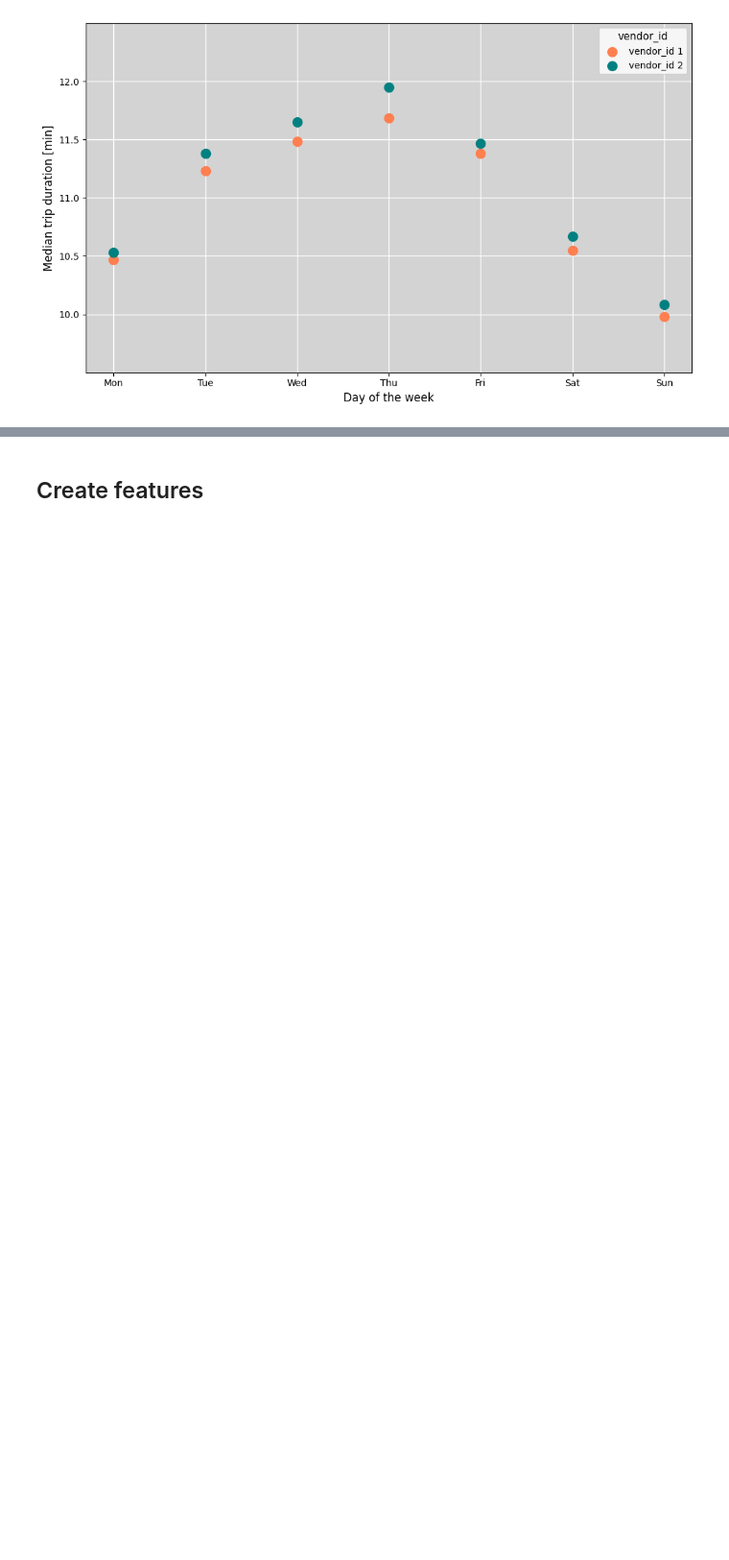
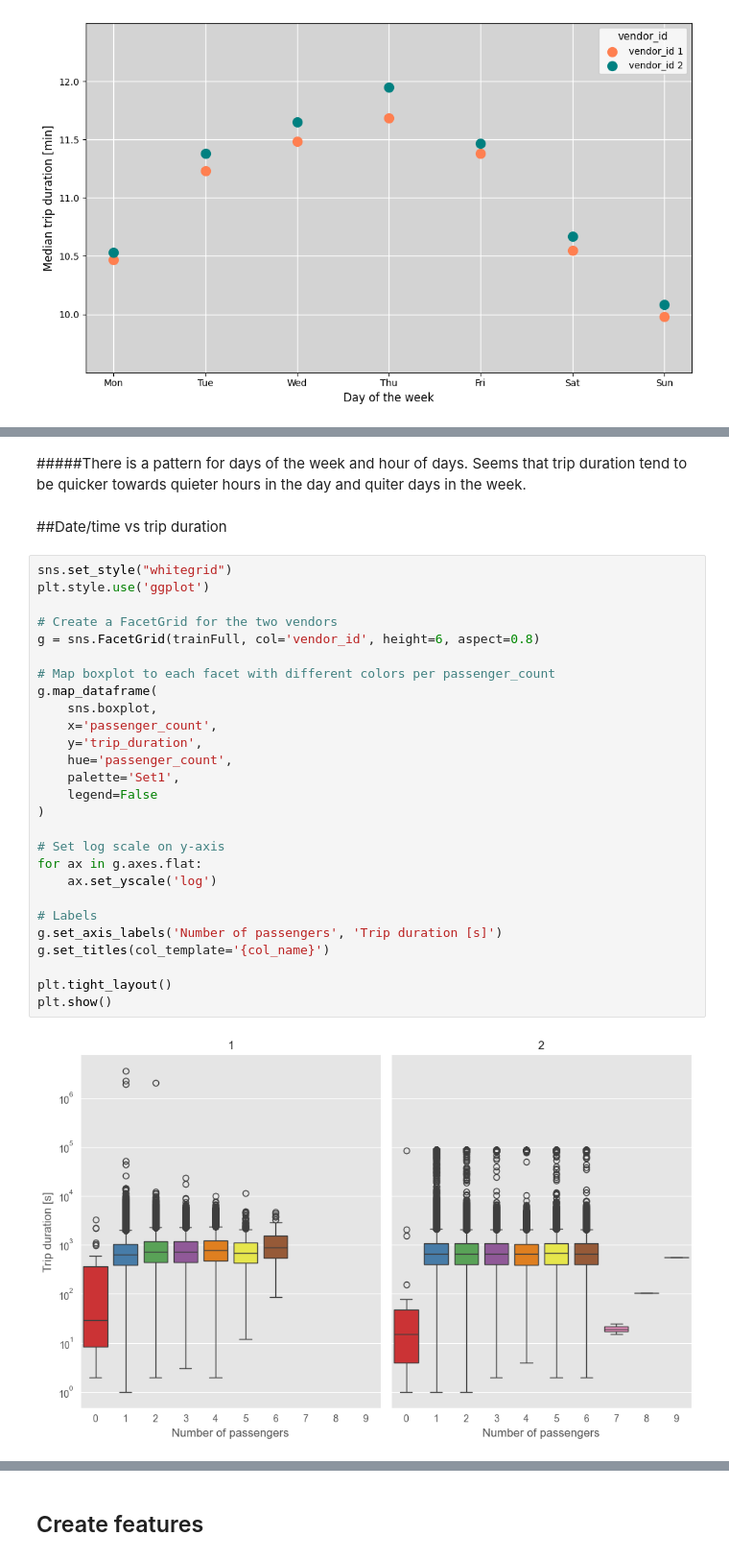
Before and after one commit to gav-ip/cse176-fall-proj, a Jupyter notebook: part3/taxi.ipynb, the cells around one changed output, grey strips where cells are left out. Shown at 96% size. Drawn from its saved outputs; the diff is of its cells as text; blank space fills up the shorter version.

```diff
--- a/part3/taxi.ipynb
+++ b/part3/taxi.ipynb
@@ -225,0 +207,33 @@ plt.show()
+# %% [markdown]
+#####There is a pattern for days of the week and hour of days. Seems that trip duration tend to be quicker towards quieter hours in the day and quiter days in the week.
+# %% [markdown]
+##Date/time vs trip duration
+# %%
+sns.set_style("whitegrid")
+plt.style.use('ggplot')
+
+# Create a FacetGrid for the two vendors
+g = sns.FacetGrid(trainFull, col='vendor_id', height=6, aspect=0.8)
+
+# Map boxplot to each facet with different colors per passenger_count
+g.map_dataframe(
+    sns.boxplot,
+    x='passenger_count',
+    y='trip_duration',
+    hue='passenger_count',
+    palette='Set1',
+    legend=False
+)
+
+# Set log scale on y-axis
+for ax in g.axes.flat:
+    ax.set_yscale('log')
+
+# Labels
+g.set_axis_labels('Number of passengers', 'Trip duration [s]')
+g.set_titles(col_template='{col_name}')
+
+plt.tight_layout()
+plt.show()
+# %% [output]
+[figure, added]
```
Also changed, not shown: parts of 3 cells of this notebook.
